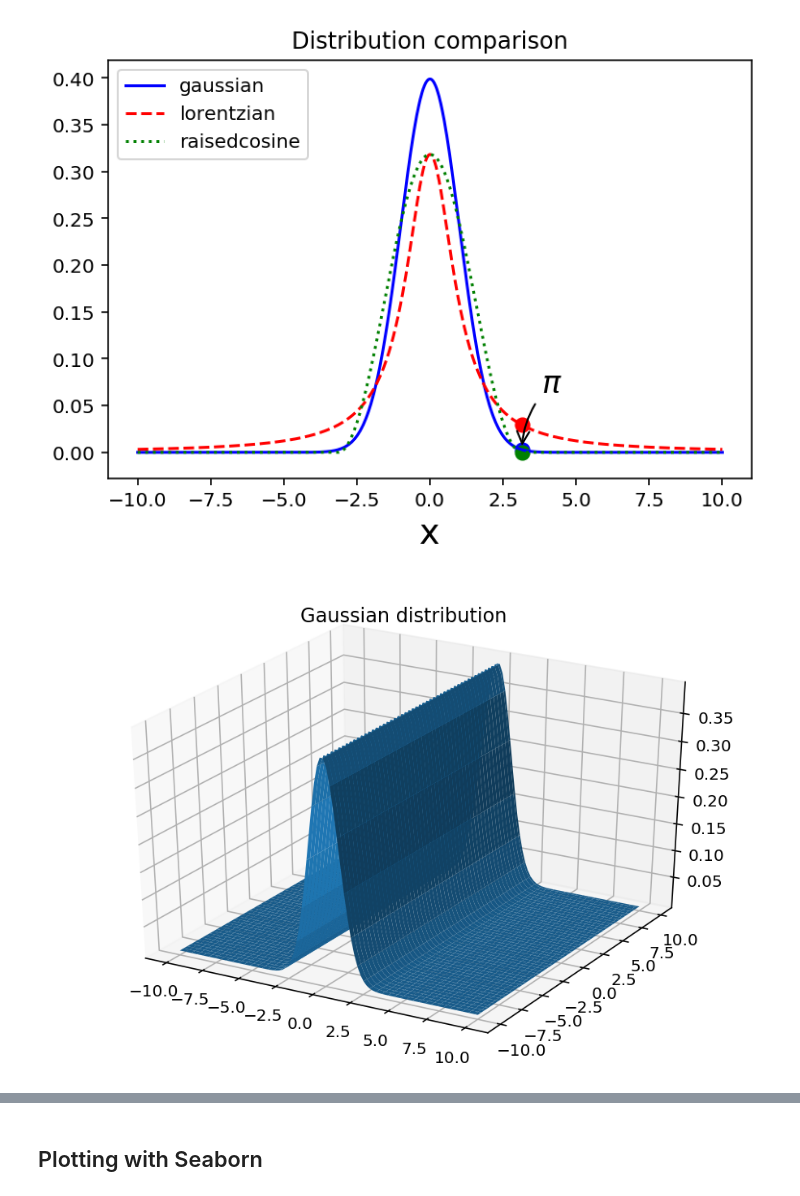
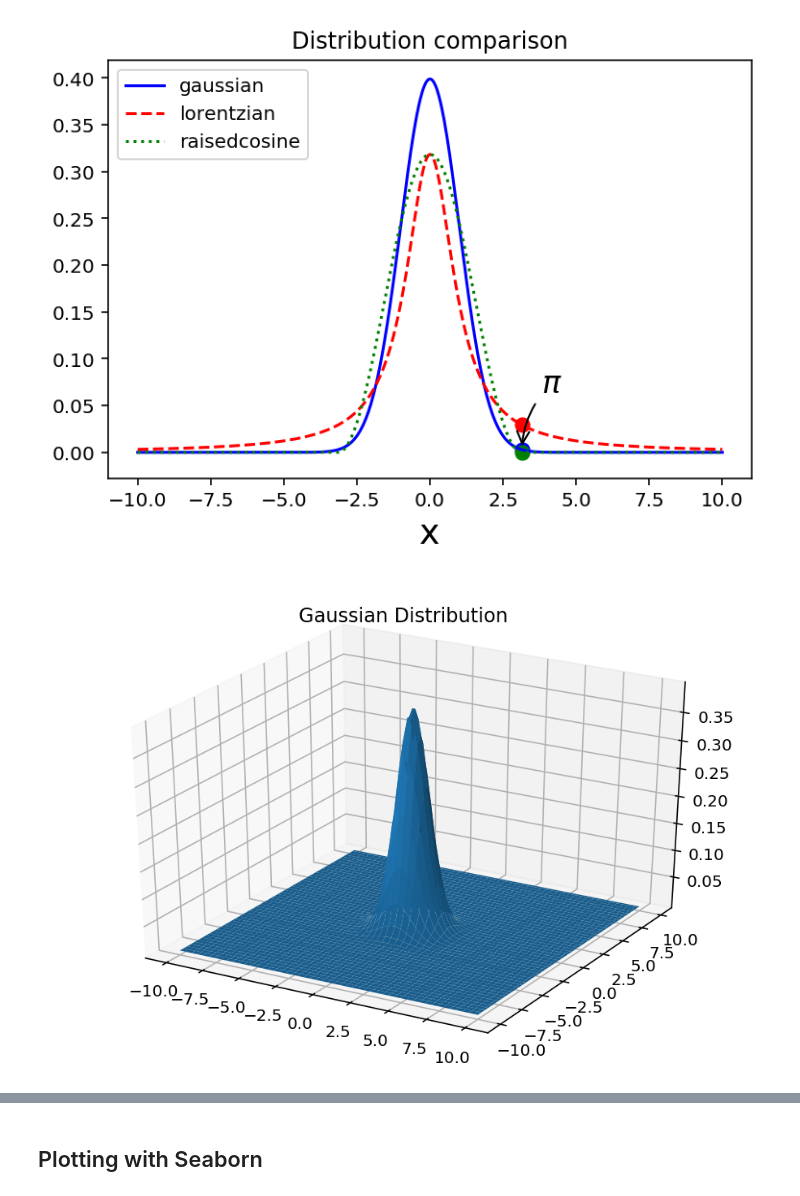
Before and after one commit to chapman-phys220-2018s/cw-05-phys220, a Jupyter notebook: cw05.ipynb, the cells around one changed output, grey strips where cells are left out. Cells and saved outputs as stored; diff of their text form; code cells hidden in the pictures.

Commit message:
Fixed 3D plots again

```diff
--- a/cw05.ipynb
+++ b/cw05.ipynb
@@ -168,15 +168,16 @@ make_new_plots(n=1000)
 # %%
 def gaussian_3d_plot(a = -10, b = 10, n = 1000):
     x = np.linspace(a,b,n)
     fig = plt.figure()
     ax = Axes3D(fig)
     x, y = np.meshgrid(x, x)
-    ax.plot_surface(x, y, gaussian(x))
-    plt.title("Gaussian distribution")
+    r = np.sqrt(x**2+y**2)
+    ax.plot_surface(x, y, gaussian(r))
+    plt.title("Gaussian Distribution")
 
 gaussian_3d_plot(n=100)
 # %% [output]
-[figure, old version]
+[figure, new version]
 # %%
 def lorentzian_3d_plot(a = -10, b = 10, n = 1000):
     x = np.linspace(a,b,n)
```
Also changed, not shown: parts of 4 cells of this notebook.
